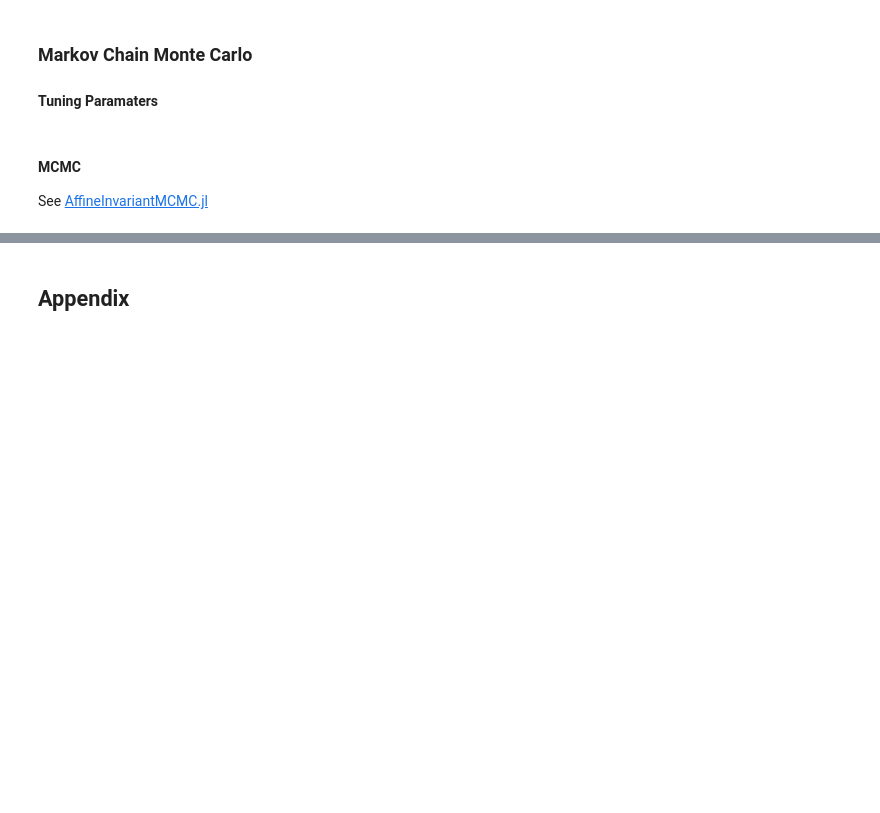
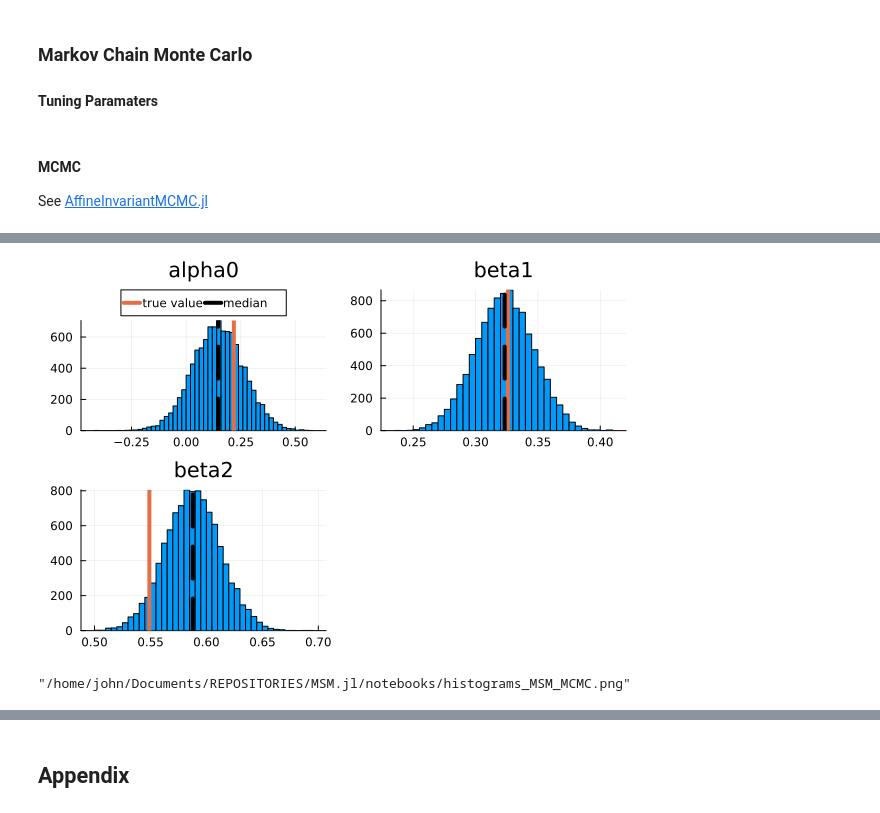
Before and after one commit to JulienPascal/MSM.jl, a Jupyter notebook: notebooks/MSM-MCMC.ipynb, the cells around one changed output, grey strips where cells are left out. Saved outputs shown, nothing was run; the diff lists cells and outputs as text; code cells hidden in the pictures; blank space fills up the shorter version.

```diff
--- a/notebooks/MSM-MCMC.ipynb
+++ b/notebooks/MSM-MCMC.ipynb
@@ -326,13 +343,21 @@ display(p4)
 # %%
-hh1 = histogram(flatchain[1,burnin:end], title="alpha0", legend=:none)
-vline!(hh1, [alpha0[1]], linewidth = 4)
-hh2 = histogram(flatchain[2,burnin:end], title="beta1", legend=:none)
+# Histograms of the quasi-posterior, with the true values (solid lines)
+# and the quasi-posterior medians (dashed lines). Legend on the first panel only.
+hh1 = histogram(flatchain[1,:], title="alpha0", label="", legend=:outertop, legend_columns=2)
+vline!(hh1, [alpha0[1]], linewidth = 4, label="true value")
+vline!(hh1, [median(flatchain[1,:])], linewidth = 4, linestyle = :dash, color = :black, label="median")
+hh2 = histogram(flatchain[2,:], title="beta1", legend=:none)
 vline!(hh2, [beta0[1]], linewidth = 4)
-hh3 = histogram(flatchain[3,burnin:end], title="beta2", legend=:none)
+vline!(hh2, [median(flatchain[2,:])], linewidth = 4, linestyle = :dash, color = :black)
+hh3 = histogram(flatchain[3,:], title="beta2", legend=:none)
 vline!(hh3, [beta0[2]], linewidth = 4)
+vline!(hh3, [median(flatchain[3,:])], linewidth = 4, linestyle = :dash, color = :black)
 hh4 = plot(hh1, hh2, hh3)
 display(hh4)
 savefig(hh4, joinpath(pwd(),"histograms_MSM_MCMC.png"))
+# %% [output]
+[figure, added]
+"/home/john/Documents/REPOSITORIES/MSM.jl/notebooks/histograms_MSM_MCMC.png"
 # %%
 # Compare results with GLM
 using DataFrames, GLM
```
Also changed, not shown: parts of 21 cells of this notebook, 5 other files.
